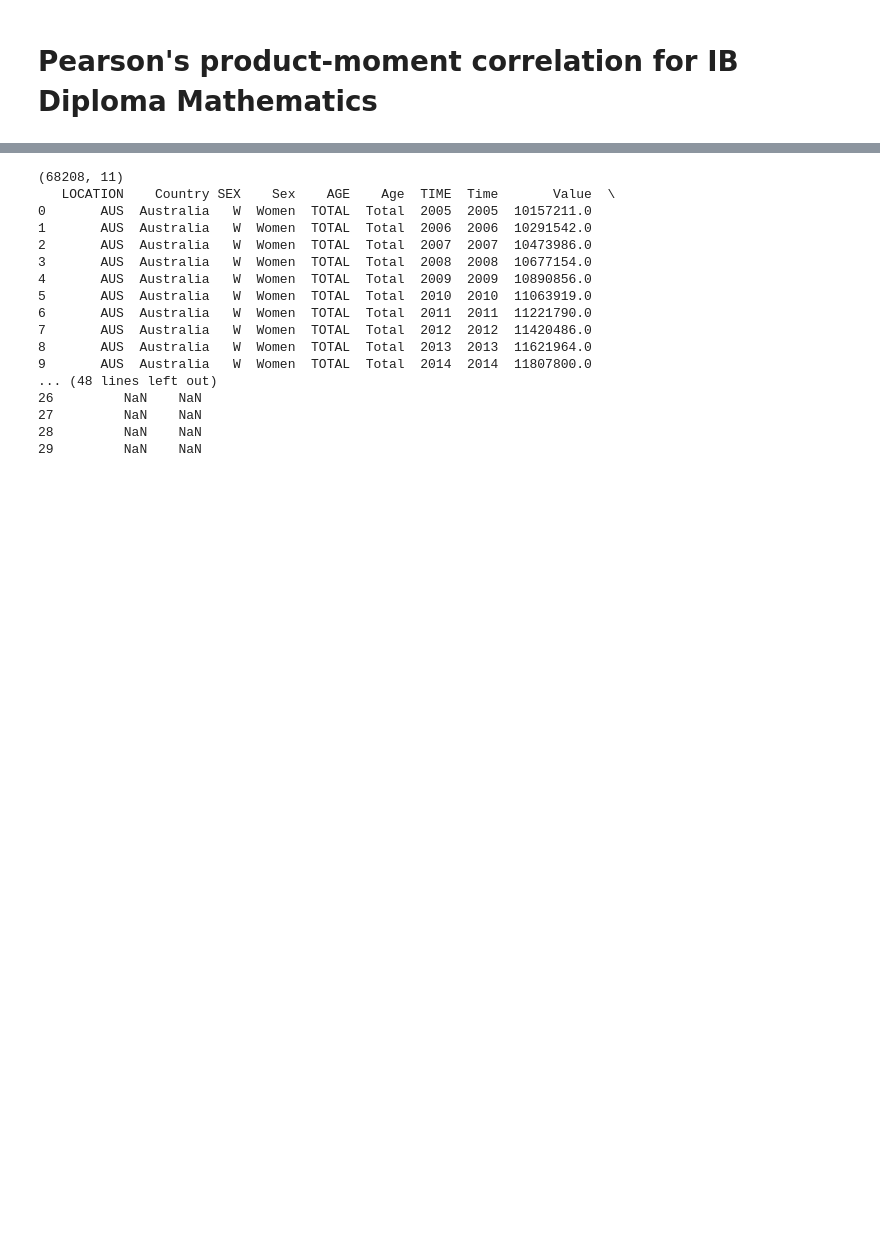
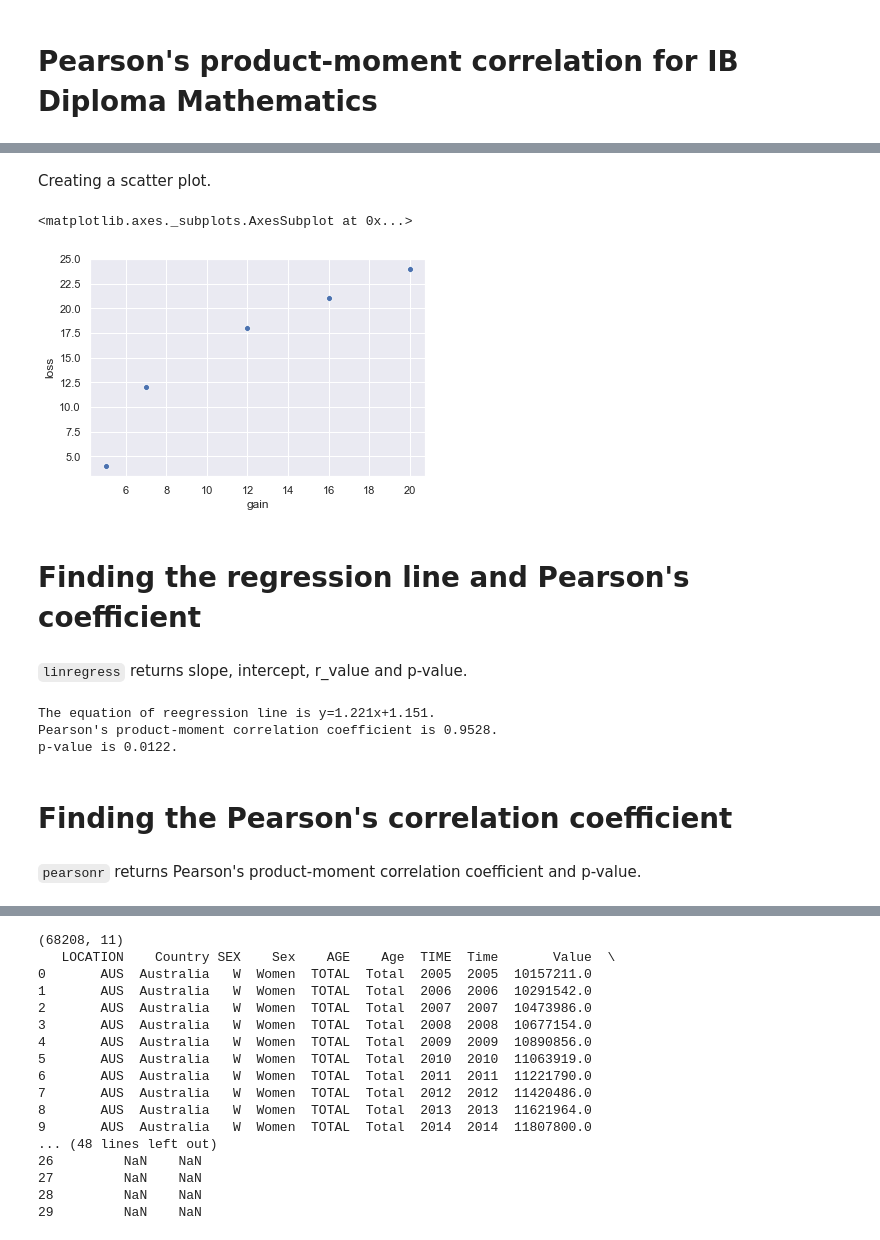
Before and after one commit to shinokada/python-for-ib-diploma-mathematics, a Jupyter notebook: A Measure of Linear Relationship.ipynb, the cells around one changed output, grey strips where cells are left out. Cells and saved outputs as stored; diff of their text form; code cells hidden in the pictures; blank space fills up the shorter version.

```diff
--- a/A Measure of Linear Relationship.ipynb
+++ b/A Measure of Linear Relationship.ipynb
@@ -14,0 +28,10 @@ I downloaded the data from this [link](https://stats.oecd.org/Index.aspx?DataSet
+# %%
+# github
+
+data = pd.DataFrame(
+    [
+        [5,7,12,16,20],
+        [4,12,18,21,24]
+    ],
+    index=['gain','loss'])
+data
@@ -14,0 +44,6 @@ I downloaded the data from this [link](https://stats.oecd.org/Index.aspx?DataSet
+# %%
+# github
+
+data_t = data.T
+print(data)
+print(data_t)
@@ -14,0 +60,33 @@ I downloaded the data from this [link](https://stats.oecd.org/Index.aspx?DataSet
+# %% [markdown]
+Creating a scatter plot.
+# %%
+# github
+
+sns.scatterplot(x='gain', y='loss', data=data_t)
+# %% [output]
+<matplotlib.axes._subplots.AxesSubplot at 0x...>
+[figure, added]
+# %% [markdown]
+# Finding the regression line and Pearson's coefficient
+# %% [markdown]
+`linregress` returns slope, intercept, r_value and p-value.
+# %%
+# github
+
+df_x=data_t.iloc[:,0]
+# print(df_x) # 5,7,12,16,20
+df_y=data_t.iloc[:,1]
+# print(df_y) # 4,12,18,21,24
+slope, intercept, r_value, p_value, std_err = linregress(df_x,df_y)
+
+print("""The equation of reegression line is y=%.3fx+%.3f.""" % (slope,intercept))
+print("""Pearson's product-moment correlation coefficient is %.4f.""" % (r_value))
+print("""p-value is %.4f.""" % (p_value))
+# %% [output]
+The equation of reegression line is y=1.221x+1.151.
+Pearson's product-moment correlation coefficient is 0.9528.
+p-value is 0.0122.
+# %% [markdown]
+# Finding the Pearson's correlation coefficient
+# %% [markdown]
+`pearsonr` returns Pearson's product-moment correlation coefficient and p-value.
```
Also changed, not shown: parts of 39 cells of this notebook, 1 other file.
